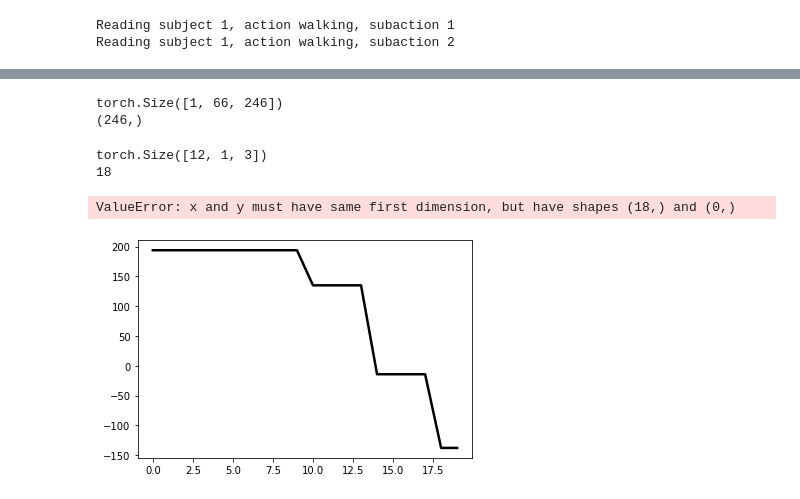
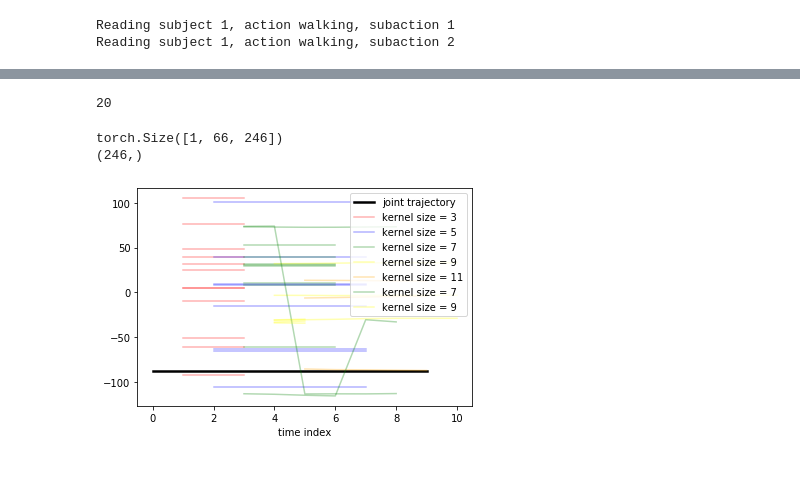
Before and after one commit to tileb1/LearnTrajDep, a Jupyter notebook: test_inception.ipynb, the cells around one changed output, grey strips where cells are left out. Drawn from its saved outputs; the diff is of its cells as text; code cells hidden in the pictures; blank space fills up the shorter version.

```diff
--- a/test_inception.ipynb
+++ b/test_inception.ipynb
@@ -9,7 +9,7 @@ from utils.opt import Options
 import numpy as np
 import matplotlib.pyplot as plt
 # %%
-input_n = 10
+input_n = 20
 output_n = 25
 
 train_dataset = H36motion3D(path_to_data='./h3.6m/dataset', actions='all', input_n=input_n, output_n=output_n,
@@ -51,4 +51,4 @@ sample_rate = opt.sample_rate
 
 
 model = nnmodel.InceptionGCN(opt.linear_size, opt.dropout, num_stage=opt.num_stage, node_n=66, opt=opt)
-model.load_state_dict(torch.load('checkpoint/test/ckpt_main_3d_3D_in20_out25_dct_n_30_best.pth.tar', map_location=torch.device('cpu'))['state_dict'])
+# model.load_state_dict(torch.load('checkpoint/test/ckpt_main_3d_3D_in20_out25_dct_n_30_best.pth.tar', map_location=torch.device('cpu'))['state_dict'])
@@ -183,6 +109,2 @@ class TimeInceptionModule(nn.Module):
 # %%
 some_batch3, raw, all_seq = next(iter(train_loader))
-# %%
-observed = raw[:, :, :20]
-model = TimeInceptionModule()
-model(observed).shape
@@ -199,38 +111,47 @@ torch.Size([16, 66, 246])
+# %%
+opt.input_n
+# %% [output]
+20
 # %%
 joint_nb = np.random.randint(66)
 out = model.time_inception_mod(some_batch[:, :, :opt.input_n])
 print(out.shape)
 out = out[0, joint_nb].detach().numpy()
 print(out.shape)
-colors = {3:'red', 5:'blue', 7:'green'}
+colors = {3:'red', 5:'blue', 7:'green', 9:'yellow', 11:'orange'}
 
 def plot_features(out, ax):
-    plt.plot(np.arange(opt.input_n), out[:opt.input_n], label='joint trajectory', c='black', linewidth=2.5)
-    out = out[opt.input_n:]
-    for conv in model.time_inception_mod.convolutions5:
+    plt.plot(np.arange(10), out[:10], label='joint trajectory', c='black', linewidth=2.5)
+    out = out[10:]
+    for obs_len, conv in zip(model.time_inception_mod.observed_length, model.time_inception_mod.convolutions):
+#         print("||||||||||||||||||||||||||||||" + str(obs_len))
+#         print(conv)
+
         for p in conv.parameters():
             if len(p.shape) == 3:
                 for channel in range(p.shape[0]):
-                    length = opt.input_n-p.shape[2]+1
-                    seq = out[:length]
-                    out = out[length:]
+                    if obs_len == 20:
+                        length = obs_len-(p.shape[2])*2-1+1
+                        seq = out[:length]
+                        out = out[length:]
+                    else:
+                        length = obs_len-p.shape[2]+1
+                        seq = out[:length]
+                        out = out[length:]
                     if p.shape[2] != 2:
-                        print(p.shape)
-                        print(length)
-                        plt.plot(np.arange(length)+(p.shape[2]-1)//2, seq)
+#                         print(length, p.shape[2])
+                        plt.plot(np.arange(length)+(p.shape[2]-1)//2, seq, alpha=0.3, color=colors[p.shape[2]],
+                                 label='kernel size = {}'.format(p.shape[2]) if channel == 0 else "")
+
 
                         plt.xlabel('time index')
-
-# plt.legend()
-# plt.show()
 # %% [output]
 torch.Size([1, 66, 246])
 (246,)
 # %%
 out = model.time_inception_mod(some_batch[:, :, :opt.input_n])[0, joint_nb].detach().numpy()
 plot_features(out, None)
+plt.legend()
+plt.show()
 # %% [output]
-torch.Size([12, 1, 3])
-18
-ValueError: x and y must have same first dimension, but have shapes (18,) and (0,)
-[figure, old version]
+[figure, new version]
```
Also changed, not shown: parts of 4 cells of this notebook, 1 other file.
